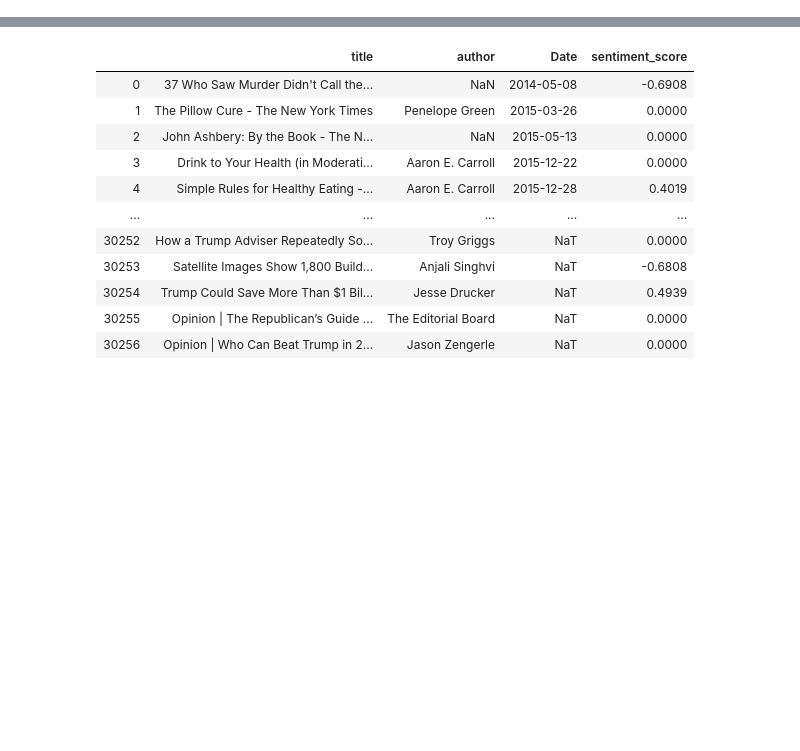
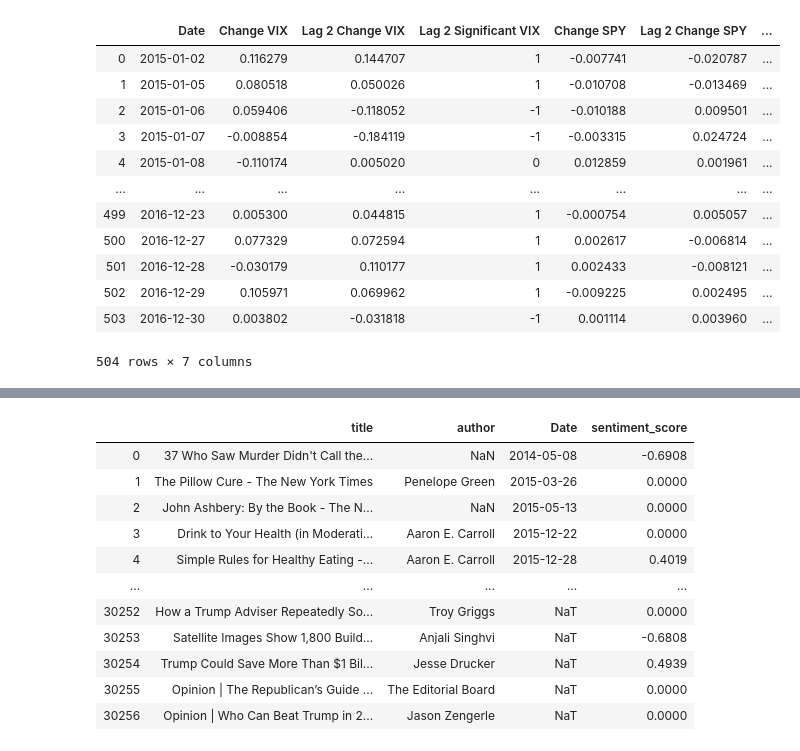
Before and after one commit to osirissc2/sentistock, a Jupyter notebook: CorrelationCheck.ipynb, the cells around one changed output, grey strips where cells are left out. Saved outputs shown, nothing was run; the diff lists cells and outputs as text; code cells hidden in the pictures; blank space fills up the shorter version.

```diff
--- a/CorrelationCheck.ipynb
+++ b/CorrelationCheck.ipynb
@@ -72,3 +75,19 @@ df_out = reduce(lambda  left,right: pd.merge(left,right,on=['Date'],
+# %%
+df_out
+# %% [output]
+|  | Date | Change VIX | Lag 2 Change VIX | Lag 2 Significant VIX | Change SPY | Lag 2 Change SPY | ... |
+| 0 | 2015-01-02 | 0.116279 | 0.144707 | 1 | -0.007741 | -0.020787 | ... |
+| 1 | 2015-01-05 | 0.080518 | 0.050026 | 1 | -0.010708 | -0.013469 | ... |
+| 2 | 2015-01-06 | 0.059406 | -0.118052 | -1 | -0.010188 | 0.009501 | ... |
+| 3 | 2015-01-07 | -0.008854 | -0.184119 | -1 | -0.003315 | 0.024724 | ... |
+| 4 | 2015-01-08 | -0.110174 | 0.005020 | 0 | 0.012859 | 0.001961 | ... |
+| ... | ... | ... | ... | ... | ... | ... | ... |
+| 499 | 2016-12-23 | 0.005300 | 0.044815 | 1 | -0.000754 | 0.005057 | ... |
+| 500 | 2016-12-27 | 0.077329 | 0.072594 | 1 | 0.002617 | -0.006814 | ... |
+| 501 | 2016-12-28 | -0.030179 | 0.110177 | 1 | 0.002433 | -0.008121 | ... |
+| 502 | 2016-12-29 | 0.105971 | 0.069962 | 1 | -0.009225 | 0.002495 | ... |
+| 503 | 2016-12-30 | 0.003802 | -0.031818 | -1 | 0.001114 | 0.003960 | ... |
+504 rows × 7 columns
 # %%
 predict_dates = df_out['Date']
 # %%
```
Also changed, not shown: parts of 11 cells of this notebook, 5 other files.
